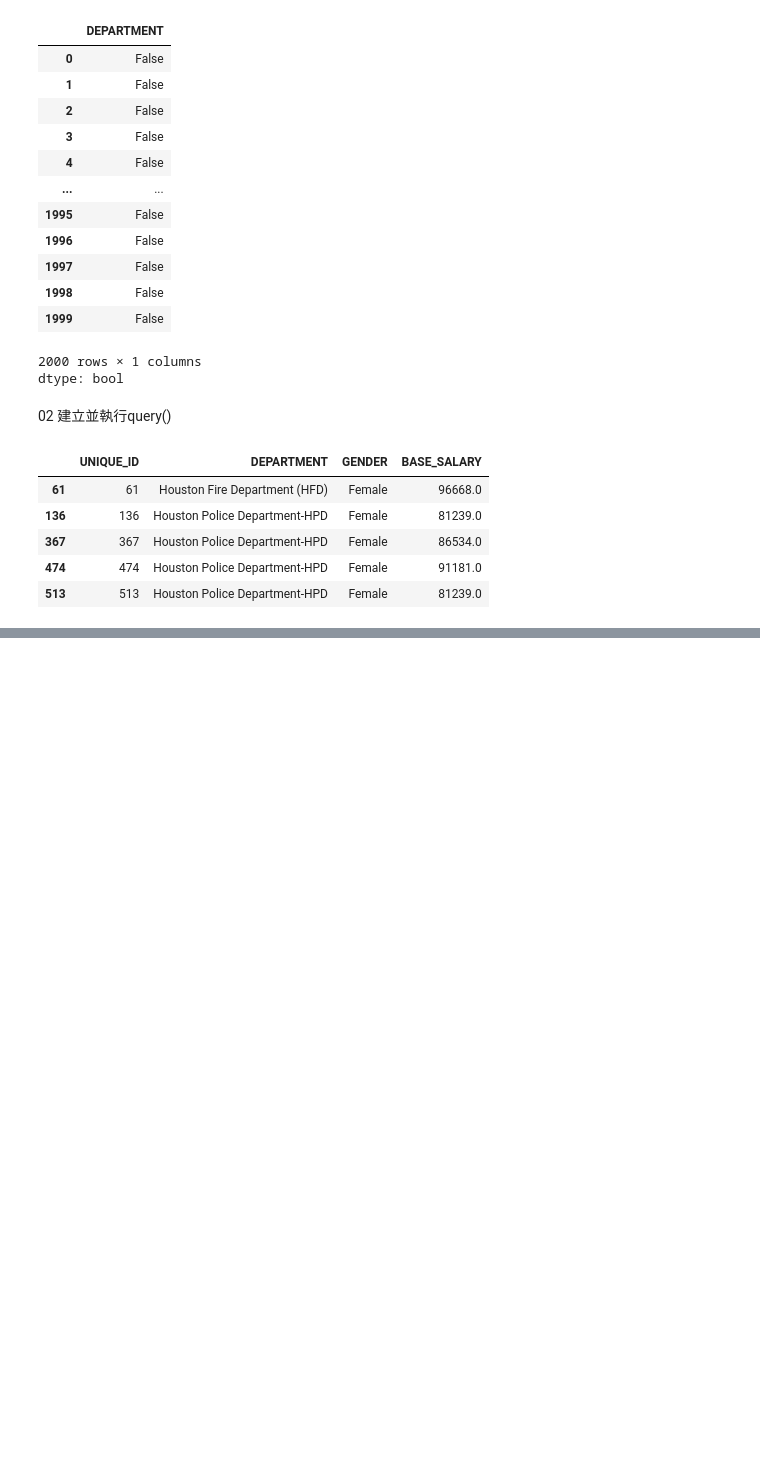
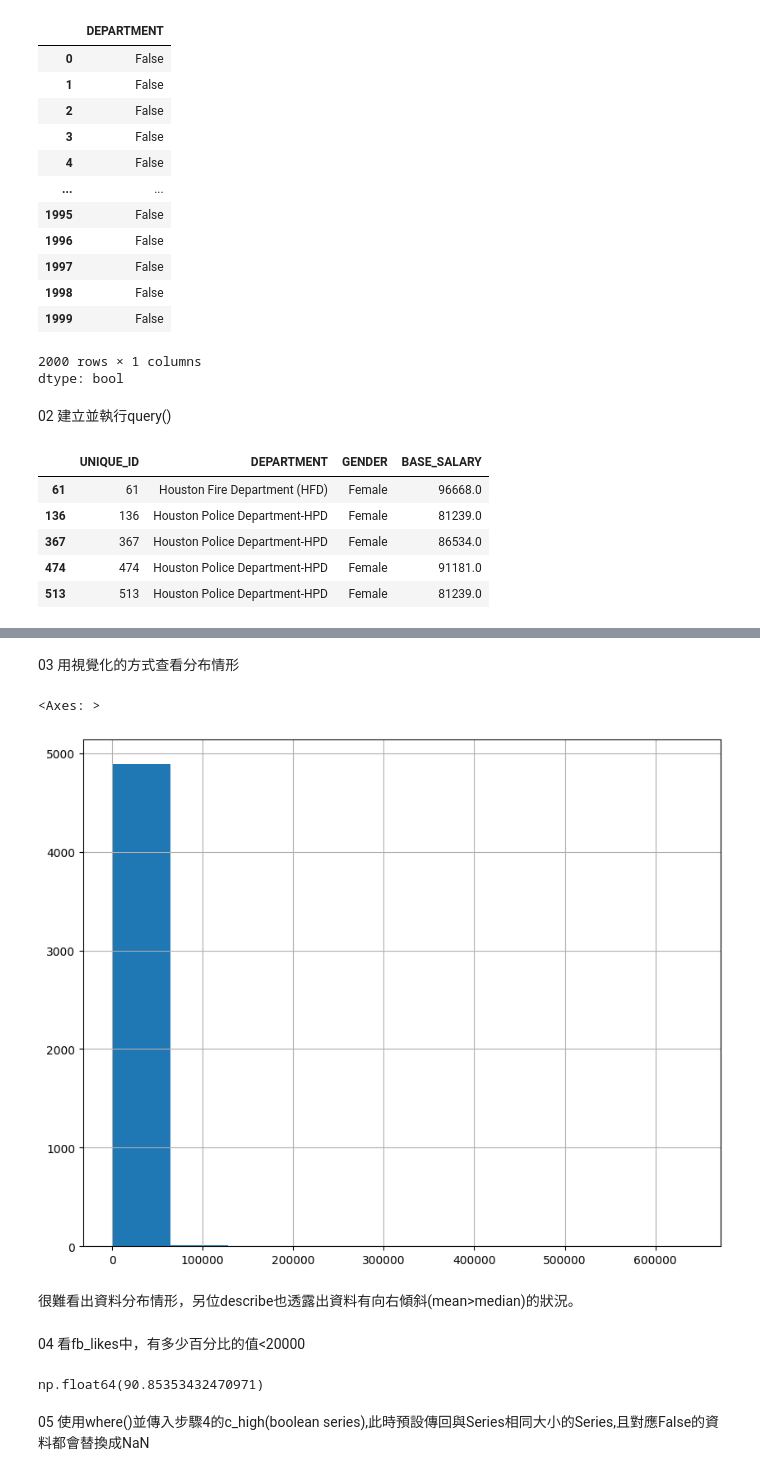
Before and after one commit to akilchen/pandas-, a Jupyter notebook: CH07_用Boolean_Series篩選特定資料.ipynb, the cells around one changed output, grey strips where cells are left out. Saved outputs shown, nothing was run; the diff lists cells and outputs as text; code cells hidden in the pictures; blank space fills up the shorter version.

```diff
--- a/CH07_用Boolean_Series篩選特定資料.ipynb
+++ b/CH07_用Boolean_Series篩選特定資料.ipynb
@@ -579,0 +588,4 @@ emp_filtered[select_columns].head()
+# %%
+movie = pd.read_csv('/content/drive/MyDrive/Pandas/data/movie.csv',index_col='movie_title')
+fb_likes = movie['actor_1_facebook_likes'].dropna()
+fb_likes.head()
@@ -579,0 +616,20 @@ emp_filtered[select_columns].head()
+# %% [markdown]
+03 用視覺化的方式查看分布情形
+# %%
+import matplotlib.pyplot as plt
+fig, ax = plt.subplots(figsize=(10,8))
+fb_likes.hist(ax = ax)
+# %% [output]
+<Axes: >
+[figure, added]
+# %% [markdown]
+很難看出資料分布情形，另位describe也透露出資料有向右傾斜(mean>median)的狀況。
+# %% [markdown]
+04 看fb_likes中，有多少百分比的值<20000
+# %%
+c_high = fb_likes < 20000
+c_high.mean()*100
+# %% [output]
+np.float64(90.85353432470971)
+# %% [markdown]
+05 使用where()並傳入步驟4的c_high(boolean series),此時預設傳回與Series相同大小的Series,且對應False的資料都會替換成NaN
```
Also changed, not shown: parts of 56 cells of this notebook.
